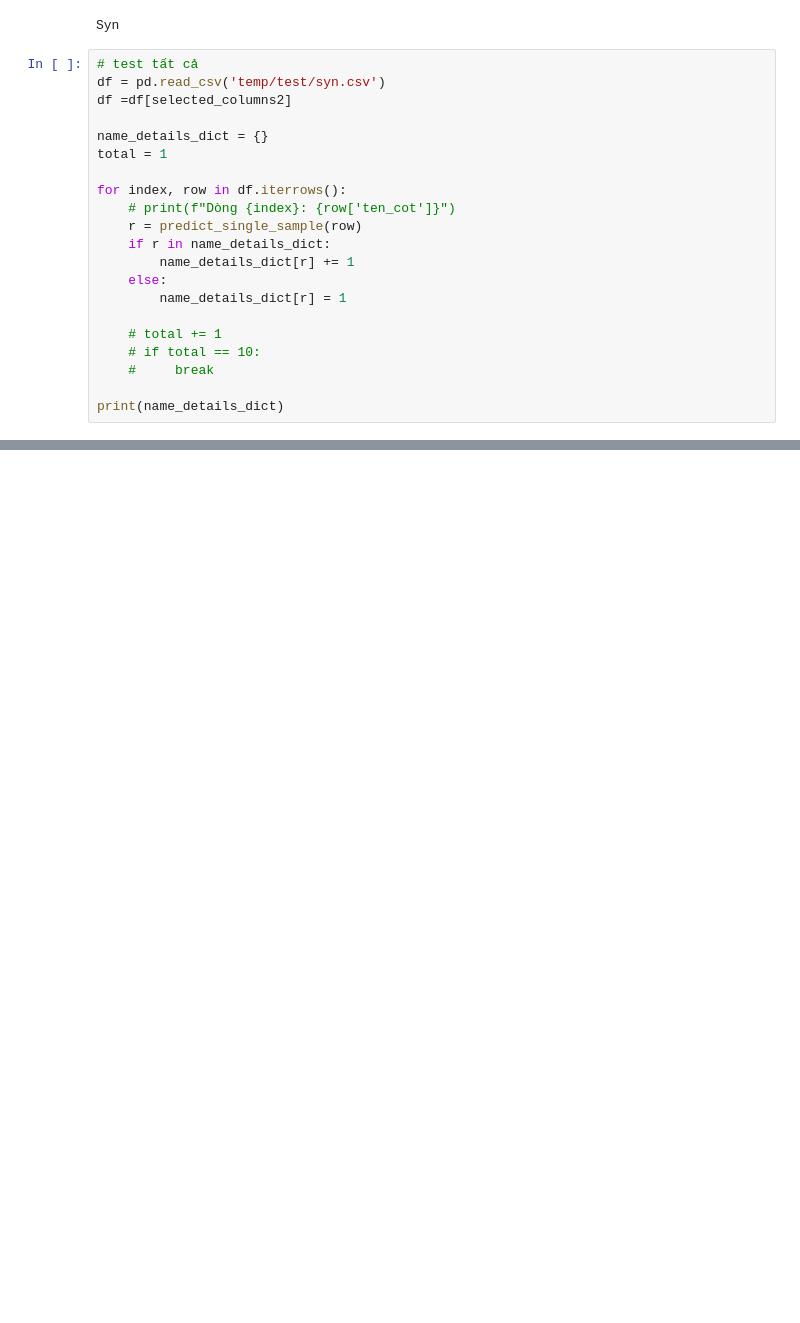
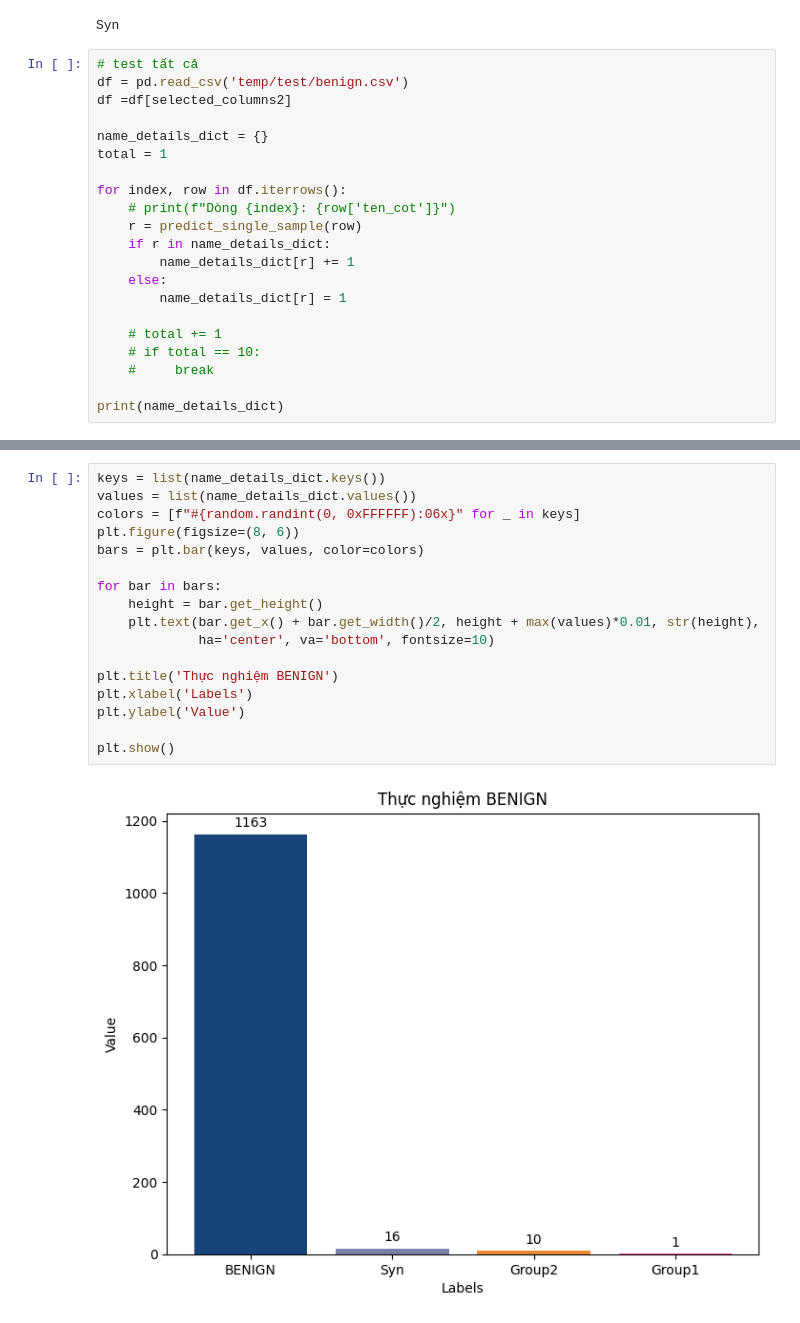
Before and after one commit to VinhTin-AQUA/IDS-RESNET-50-System, a Jupyter notebook: train_model/10_test.ipynb, the cells around one changed output, grey strips where cells are left out. Drawn from its saved outputs; the diff is of its cells as text; blank space fills up the shorter version.

```diff
--- a/train_model/10_test.ipynb
+++ b/train_model/10_test.ipynb
@@ -281,7 +268,7 @@ print(prediction)
 Syn
 # %%
 # test tất cả
-df = pd.read_csv('temp/test/syn.csv')
+df = pd.read_csv('temp/test/benign.csv')
 df =df[selected_columns2]
 
 name_details_dict = {}
@@ -304,0 +292,19 @@ print(name_details_dict)
+# %%
+keys = list(name_details_dict.keys())
+values = list(name_details_dict.values())
+colors = [f"#{random.randint(0, 0xFFFFFF):06x}" for _ in keys]
+plt.figure(figsize=(8, 6))
+bars = plt.bar(keys, values, color=colors)
+
+for bar in bars:
+    height = bar.get_height()
+    plt.text(bar.get_x() + bar.get_width()/2, height + max(values)*0.01, str(height),
+             ha='center', va='bottom', fontsize=10)
+
+plt.title('Thực nghiệm BENIGN')
+plt.xlabel('Labels')
+plt.ylabel('Value')
+
+plt.show()
+# %% [output]
+[figure, added]
```
Also changed, not shown: parts of 2 cells of this notebook, 4 other files.
